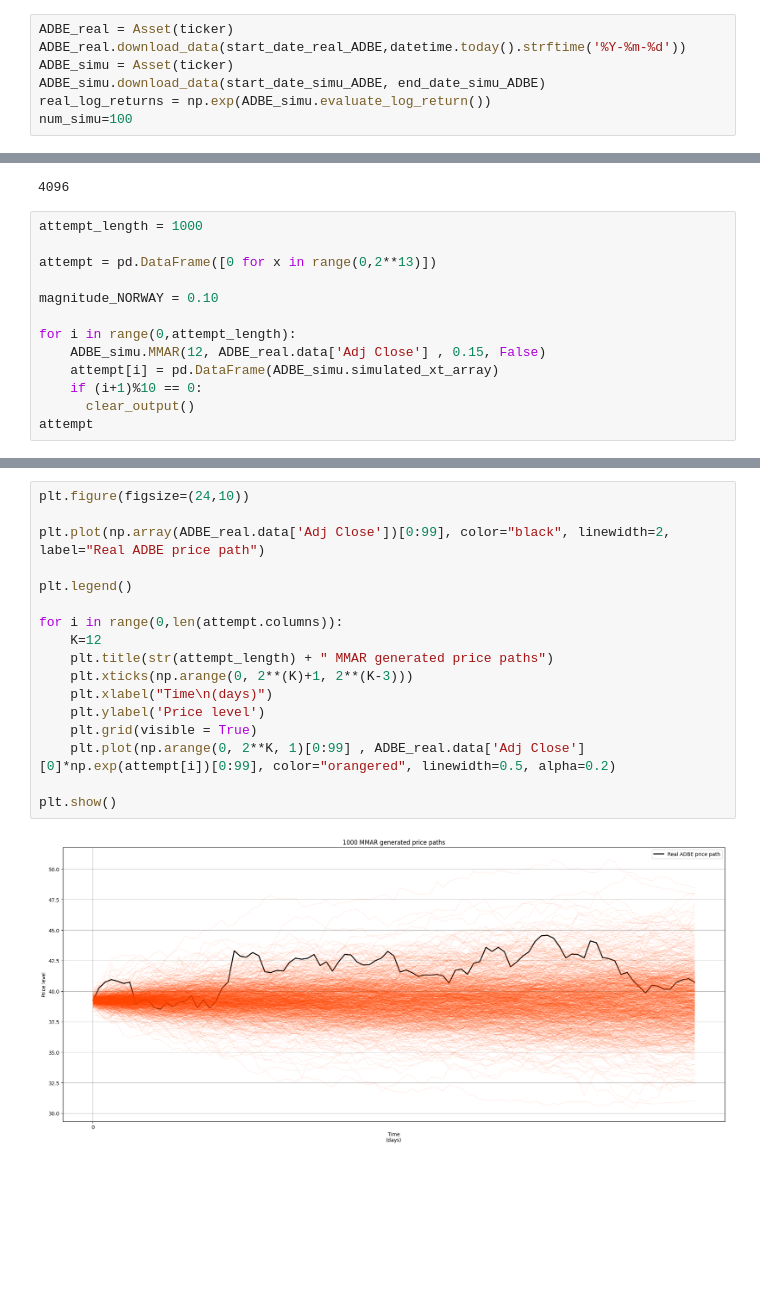
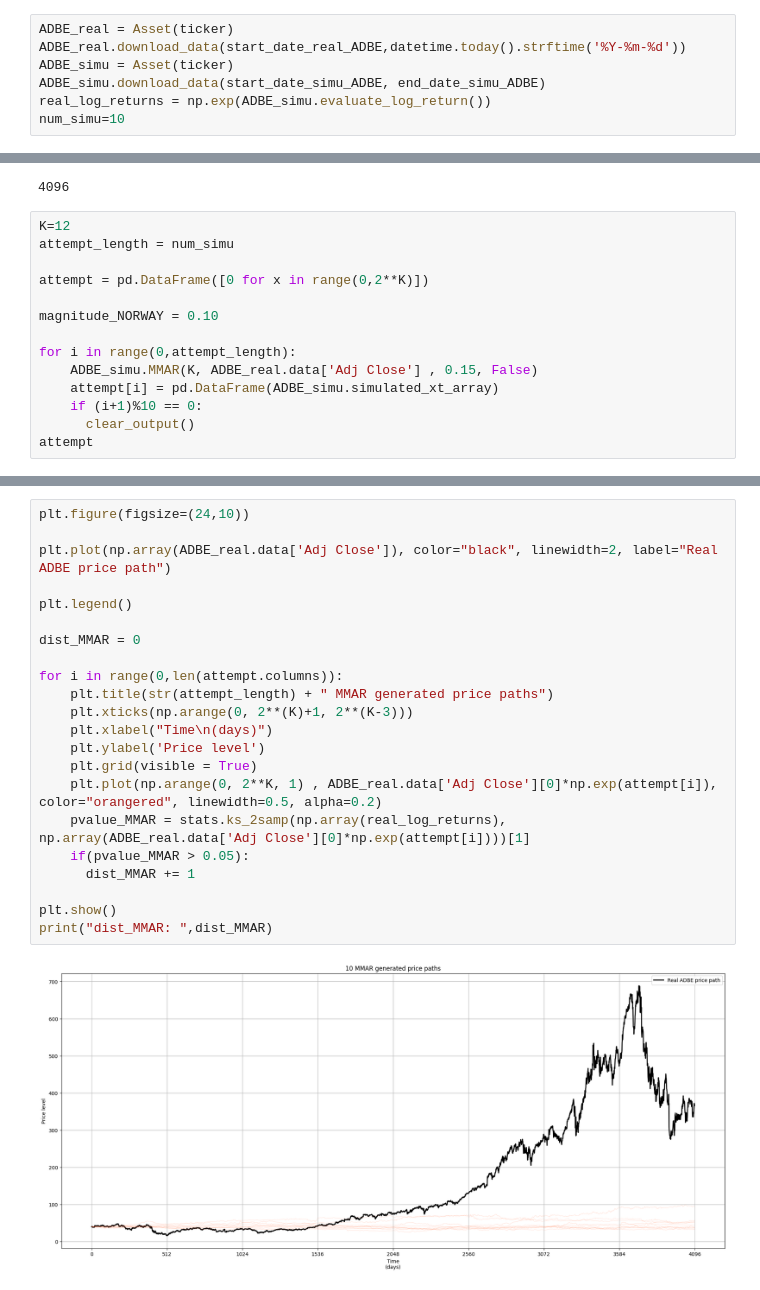
Before and after one commit to RegisVargas/Multifractal-Model-of-Asset-Returns-MMAR-for-Thesis, a Jupyter notebook: Improving_the_multifractal_model_of_asset_returns_by_Hidden_Markov_Models.ipynb, the cells around one changed output, grey strips where cells are left out. Cells and saved outputs as stored; diff of their text form; blank space fills up the shorter version.

Commit message:
Created using Colaboratory - Adding the KS test in MMAR

```diff
--- a/Improving_the_multifractal_model_of_asset_returns_by_Hidden_Markov_Models.ipynb
+++ b/Improving_the_multifractal_model_of_asset_returns_by_Hidden_Markov_Models.ipynb
@@ -337,7 +334,7 @@ ADBE_real.download_data(start_date_real_ADBE,datetime.today().strftime('%Y-%m-%d
 ADBE_simu = Asset(ticker)
 ADBE_simu.download_data(start_date_simu_ADBE, end_date_simu_ADBE)
 real_log_returns = np.exp(ADBE_simu.evaluate_log_return())
-num_simu=100
+num_simu=10
 # %% [output]
 [*********************100%***********************]  1 of 1 completed
 [*********************100%***********************]  1 of 1 completed
@@ -538,14 +529,15 @@ The number of price increments that equal zero is: 84
 # %% [output]
 4096
 # %%
-attempt_length = 1000
+K=12
+attempt_length = num_simu
 
-attempt = pd.DataFrame([0 for x in range(0,2**13)])
+attempt = pd.DataFrame([0 for x in range(0,2**K)])
 
 magnitude_NORWAY = 0.10
 
 for i in range(0,attempt_length):
-    ADBE_simu.MMAR(12, ADBE_real.data['Adj Close'] , 0.15, False)
+    ADBE_simu.MMAR(K, ADBE_real.data['Adj Close'] , 0.15, False)
     attempt[i] = pd.DataFrame(ADBE_simu.simulated_xt_array)
     if (i+1)%10 == 0:
       clear_output()
@@ -603,19 +575,24 @@ np.array(ADBE_real.data['Adj Close'][0]*np.exp(attempt[0])[0:99]), np.array(ADBE
 # %%
 plt.figure(figsize=(24,10))
 
-plt.plot(np.array(ADBE_real.data['Adj Close'])[0:99], color="black", linewidth=2, label="Real ADBE price path")
+plt.plot(np.array(ADBE_real.data['Adj Close']), color="black", linewidth=2, label="Real ADBE price path")
 
 plt.legend()
 
+dist_MMAR = 0
+
 for i in range(0,len(attempt.columns)):
-    K=12
     plt.title(str(attempt_length) + " MMAR generated price paths")
     plt.xticks(np.arange(0, 2**(K)+1, 2**(K-3)))
     plt.xlabel("Time\n(days)")
     plt.ylabel('Price level')
     plt.grid(visible = True)
-    plt.plot(np.arange(0, 2**K, 1)[0:99] , ADBE_real.data['Adj Close'][0]*np.exp(attempt[i])[0:99], color="orangered", linewidth=0.5, alpha=0.2)
+    plt.plot(np.arange(0, 2**K, 1) , ADBE_real.data['Adj Close'][0]*np.exp(attempt[i]), color="orangered", linewidth=0.5, alpha=0.2)
+    pvalue_MMAR = stats.ks_2samp(np.array(real_log_returns), np.array(ADBE_real.data['Adj Close'][0]*np.exp(attempt[i])))[1]
+    if(pvalue_MMAR > 0.05):
+      dist_MMAR += 1
 
 plt.show()
+print("dist_MMAR: ",dist_MMAR)
 # %% [output]
-[figure, old version]
+[figure, new version]
```
Also changed, not shown: parts of 19 cells of this notebook.
